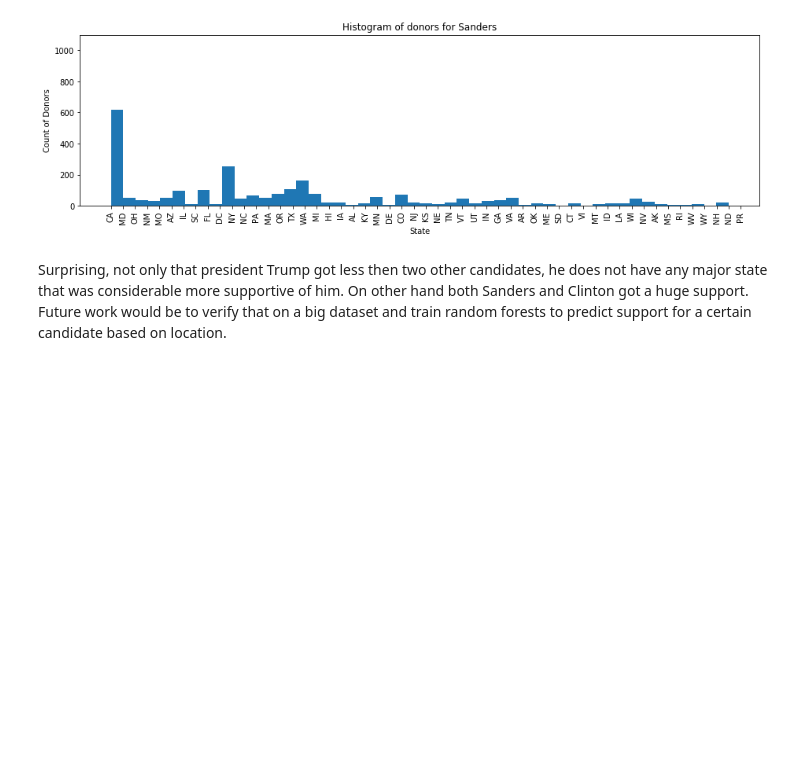
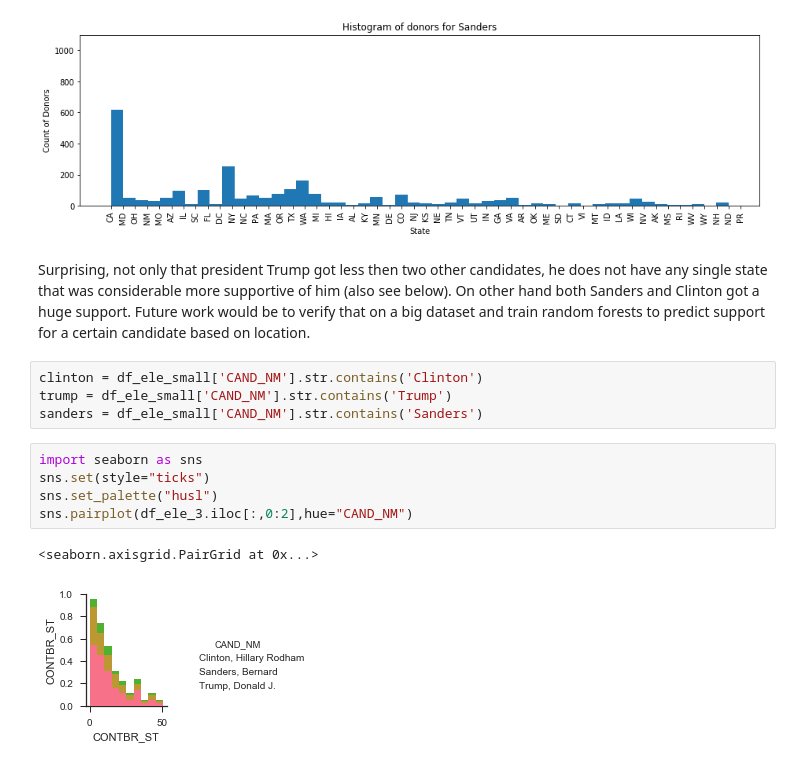
Before and after one commit to zontakm/incubator_challenge, a Jupyter notebook: Election - sampled.ipynb, the cells around one changed output. Saved outputs shown, nothing was run; the diff lists cells and outputs as text; blank space fills up the shorter version.

```diff
--- a/Election - sampled.ipynb
+++ b/Election - sampled.ipynb
@@ -92,4 +92,16 @@ plot_hist_per_cand('Sanders')
 # %% [output]
 [figure]
 # %% [markdown]
-Surprising, not only that president Trump got less then two other candidates, he does not have any major state that was considerable more supportive of him. On other hand both Sanders and Clinton got a huge support. Future work would be to verify that on a big dataset and train random forests to predict support for a certain candidate based on location.
+Surprising, not only that president Trump got less then two other candidates, he does not have any single state that was considerable more supportive of him (also see below). On other hand both Sanders and Clinton got a huge support. Future work would be to verify that on a big dataset and train random forests to predict support for a certain candidate based on location.
+# %%
+clinton = df_ele_small['CAND_NM'].str.contains('Clinton')
+trump = df_ele_small['CAND_NM'].str.contains('Trump')
+sanders = df_ele_small['CAND_NM'].str.contains('Sanders')
+# %%
+import seaborn as sns
+sns.set(style="ticks")
+sns.set_palette("husl")
+sns.pairplot(df_ele_3.iloc[:,0:2],hue="CAND_NM")
+# %% [output]
+<seaborn.axisgrid.PairGrid at 0x...>
+[figure, added]
```
